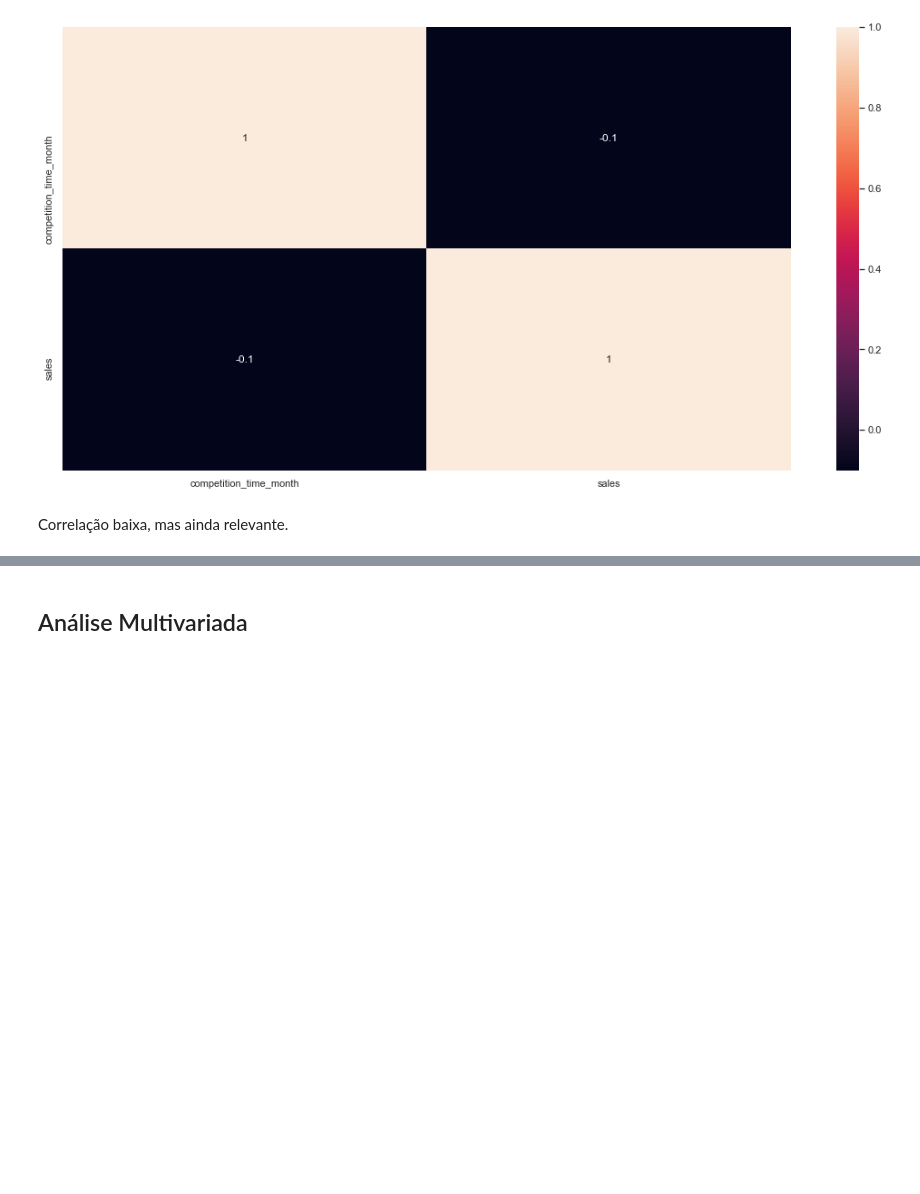
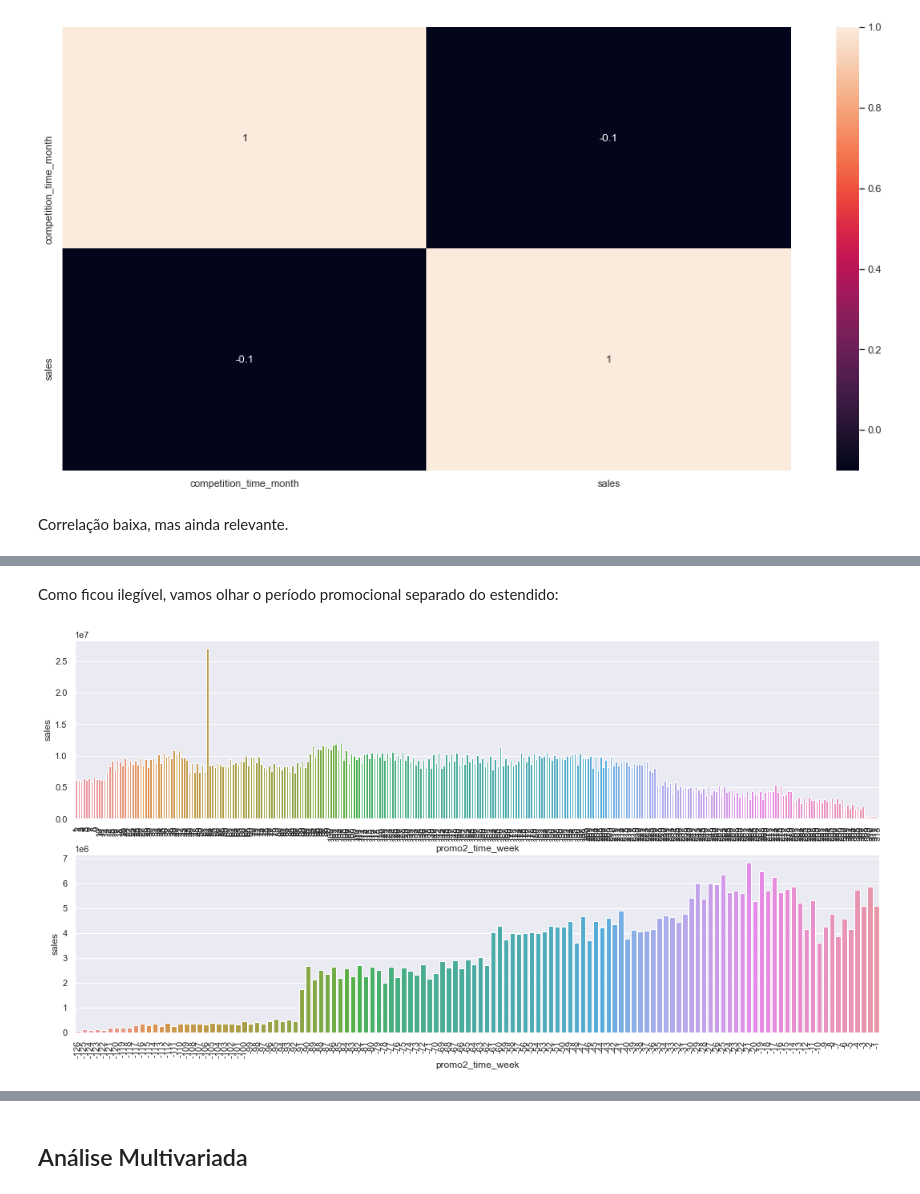
Before and after one commit to nortonvanz/Pharmacy-Sales-Forecast, a Jupyter notebook: notebooks/m04_eda.ipynb, the cells around one changed output, grey strips where cells are left out. Drawn from its saved outputs; the diff is of its cells as text; code cells hidden in the pictures; blank space fills up the shorter version.

```diff
--- a/notebooks/m04_eda.ipynb
+++ b/notebooks/m04_eda.ipynb
@@ -1223,0 +1275,15 @@ Correlação baixa, mas ainda relevante.
+# %% [markdown]
+Como ficou ilegível, vamos olhar o período promocional separado do estendido:
+# %%
+#linhas, coluna, posição
+plt.subplot (2, 1, 1)
+aux2 = aux1[aux1['promo2_time_week'] > 0] # promo extendido
+sns.barplot( x='promo2_time_week', y='sales', data=aux2 );
+plt.xticks (rotation=90);
+
+plt.subplot (2, 1, 2)
+aux3 = aux1[aux1['promo2_time_week'] < 0] # promo regular
+sns.barplot( x='promo2_time_week', y='sales', data=aux3 );
+plt.xticks (rotation=90);
+# %% [output]
+[figure, added]
```
Also changed, not shown: parts of 47 cells of this notebook.
